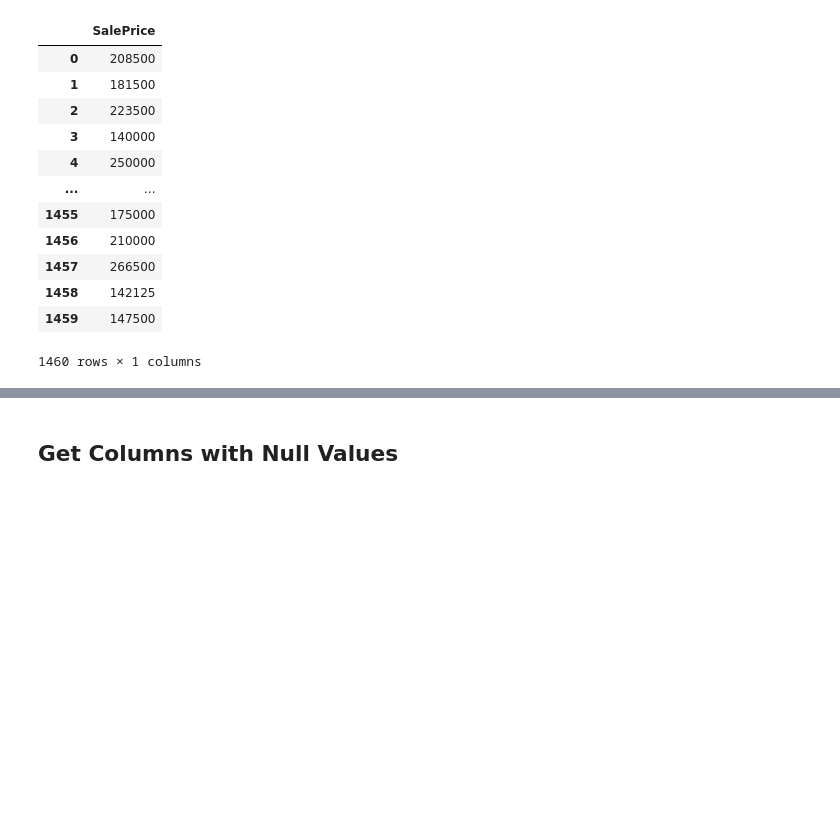
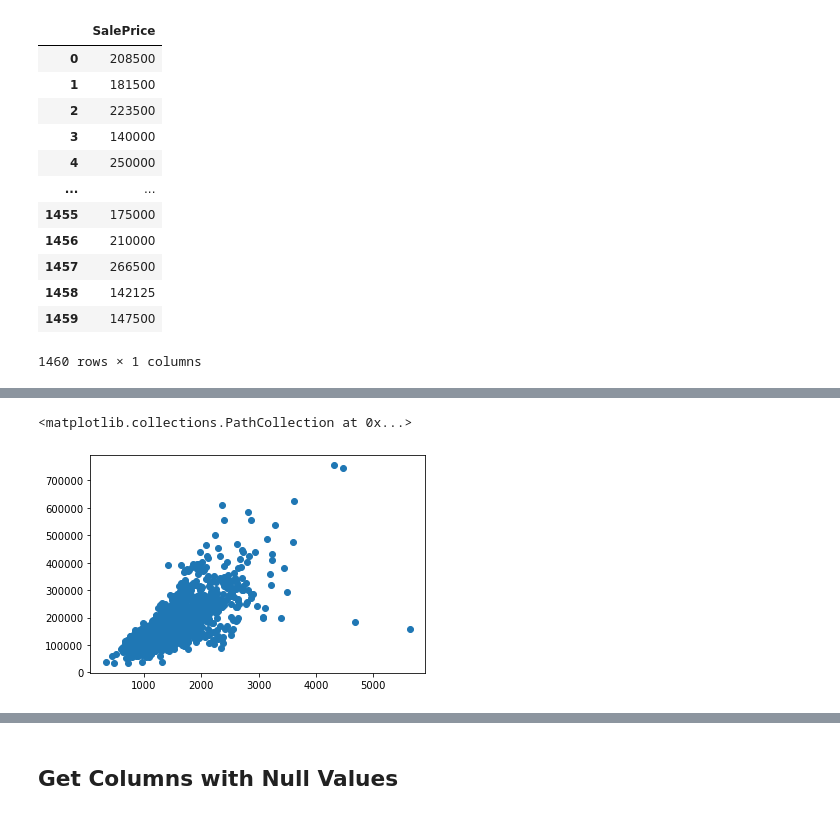
Before and after one commit to tdchoi7/ML_Project_Self, a Jupyter notebook: ML_HousingPrice_EDA_and_Basic_Imputation_Recover.ipynb, the cells around one changed output, grey strips where cells are left out. Cells and saved outputs as stored; diff of their text form; code cells hidden in the pictures; blank space fills up the shorter version.

```diff
--- a/ML_HousingPrice_EDA_and_Basic_Imputation_Recover.ipynb
+++ b/ML_HousingPrice_EDA_and_Basic_Imputation_Recover.ipynb
@@ -91,2 +81,0 @@ Name: BsmtBaths, Length: 1460, dtype: int64
-# %%
-hp['TotalBaths'] = hp['FullBath'] + hp['HalfBath']
@@ -119,0 +142,33 @@ hp.describe()
+# %%
+# adding the number of bathrooms
+hp['TotalBaths'] = hp['FullBath'] + hp['HalfBath'] * 0.5
+
+# adding the number of bathrooms in the basement
+hp['BsmtBaths'] = hp['BsmtFullBath'] + hp['BsmtHalfBath'] * 0.5
+
+# adding the total number of finished SF of the basement
+hp['BsmtFinTotalSF'] = hp['BsmtFinSF1'] + hp['BsmtFinSF2']
+
+# determining if there is unfinished SF in the basement
+hp['BsmtUnfin'] = [1 if x > 0 else 0 for x in hp['BsmtUnfSF']]
+
+# determining if a house has a 2nd floor
+hp['2ndFlr'] = [1 if x > 0 else 0 for x in hp['2ndFlrSF']]
+
+# determining if a house has any low quality finishes
+hp['LowQualFin'] = [1 if x > 0 else 0 for x in hp['LowQualFinSF']]
+# %%
+# https://www.fixr.com/comparisons/porch-vs-deck#cQ
+    # decks are diff than porches, but it seems that porches can be grouped
+
+# adding the total SF of porches
+hp['TotalPorchSF'] = hp['OpenPorchSF'] + hp['EnclosedPorch'] + hp['3SsnPorch'] + hp['ScreenPorch']
+
+# determining if there are any porches at all
+hp['Porches'] = [1 if x > 0 else 0 for x in hp['TotalPorchSF']]
+
+# determining if there are any decks at all
+hp['Decks'] = [1 if x > 0 else 0 for x in hp['WoodDeckSF']]
+# %%
+# calculating the time between remodeling and selling the house
+hp['YrsRemodToSold'] = hp['YrSold'] - hp['YearRemodAdd']
@@ -119,0 +195,8 @@ hp.describe()
+# %%
+# Scatterplot of SalePrice against General Living Area
+
+plt.scatter(y=hp_saleprice['SalePrice'], x=hp.GrLivArea)
+    # we see fanning here
+# %% [output]
+<matplotlib.collections.PathCollection at 0x...>
+[figure, added]
```
Also changed, not shown: parts of 103 cells of this notebook.
